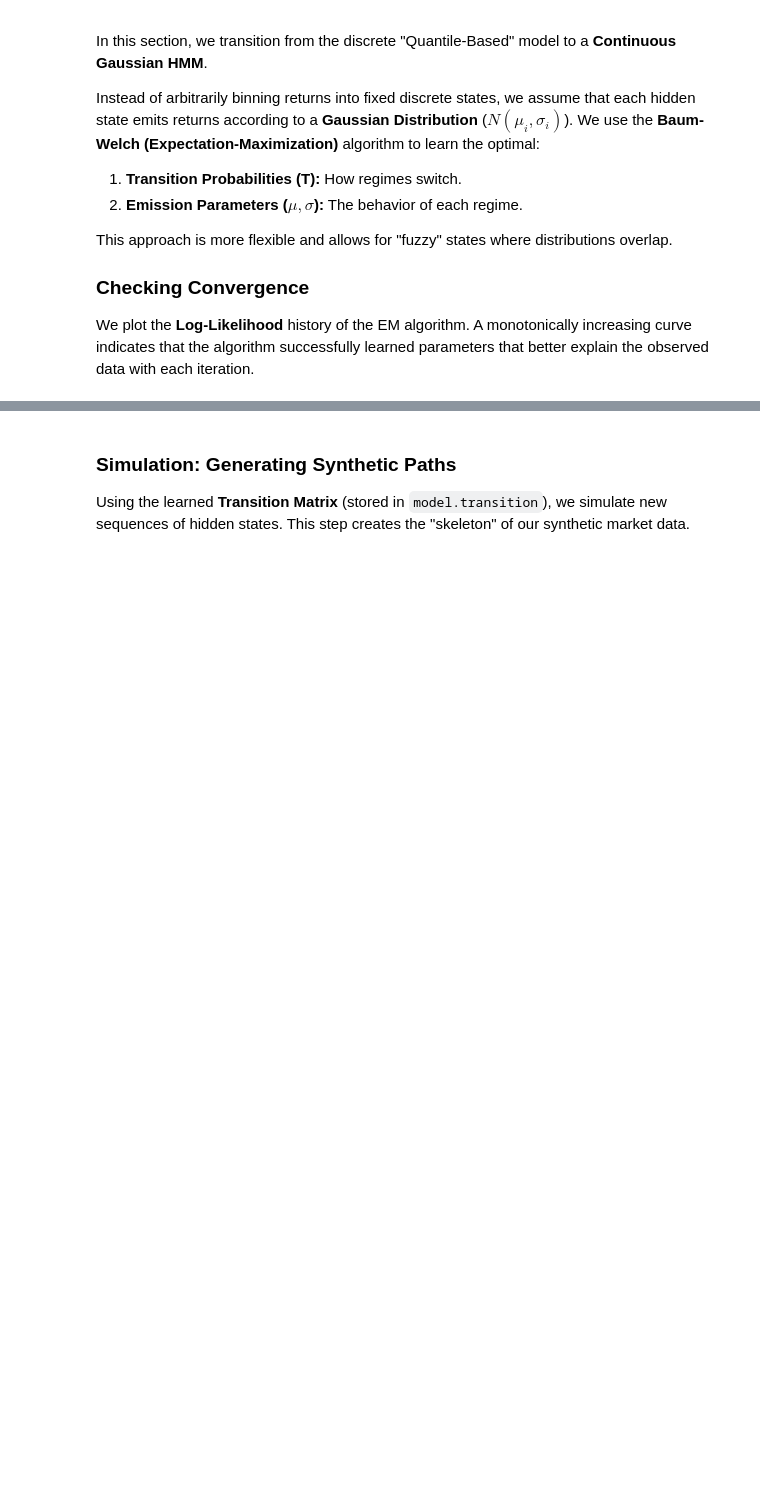
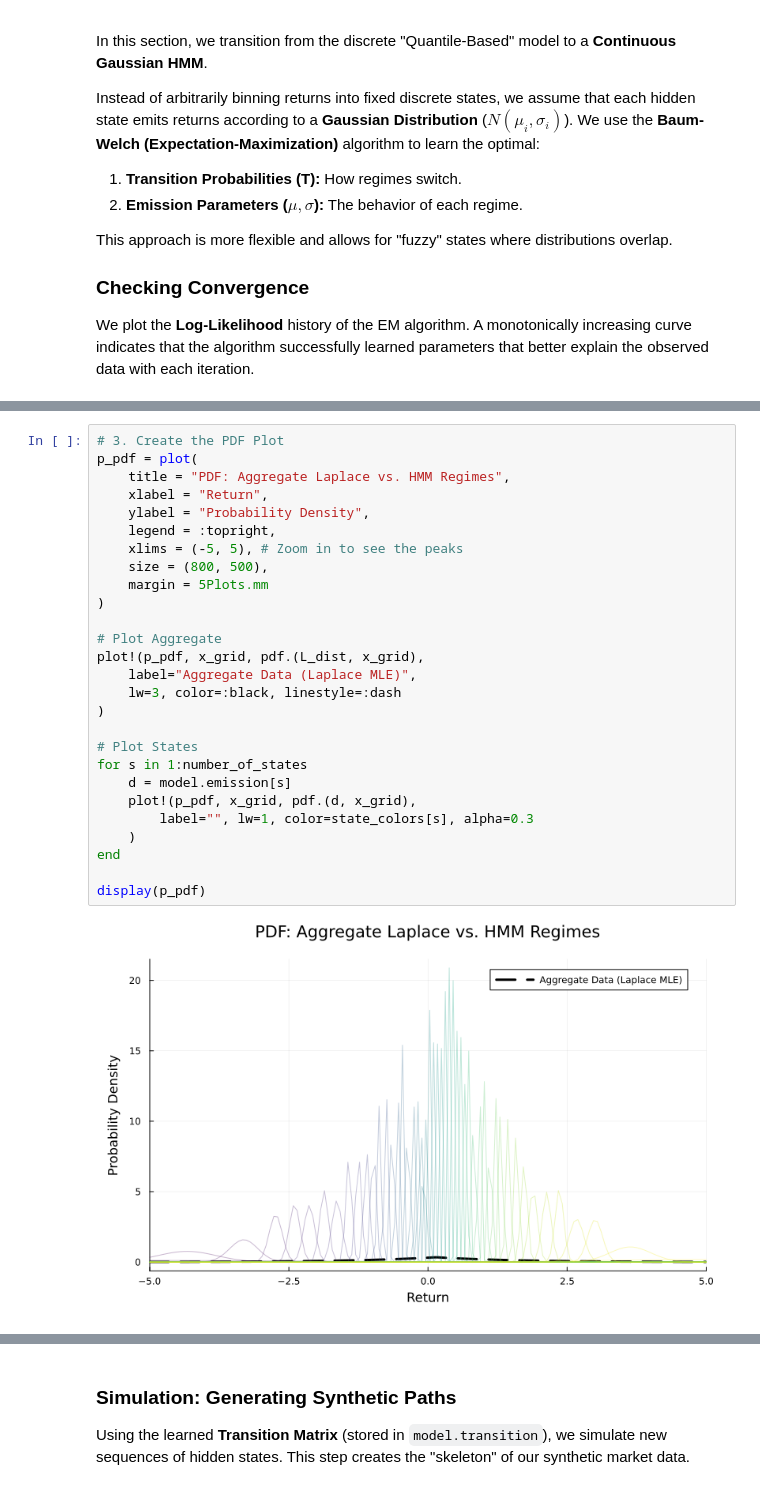
Before and after one commit to varnerlab/CHMM-Model-Repository, a Jupyter notebook: Simulation_notebook-continuous-HMM.ipynb, the cells around one changed output, grey strips where cells are left out. Cells and saved outputs as stored; diff of their text form; blank space fills up the shorter version.

```diff
--- a/Simulation_notebook-continuous-HMM.ipynb
+++ b/Simulation_notebook-continuous-HMM.ipynb
@@ -244,0 +276,29 @@ plot(model.log_likelihood_history,
+# %%
+# 3. Create the PDF Plot
+p_pdf = plot(
+    title = "PDF: Aggregate Laplace vs. HMM Regimes",
+    xlabel = "Return",
+    ylabel = "Probability Density",
+    legend = :topright,
+    xlims = (-5, 5), # Zoom in to see the peaks
+    size = (800, 500),
+    margin = 5Plots.mm
+)
+
+# Plot Aggregate
+plot!(p_pdf, x_grid, pdf.(L_dist, x_grid),
+    label="Aggregate Data (Laplace MLE)",
+    lw=3, color=:black, linestyle=:dash
+)
+
+# Plot States
+for s in 1:number_of_states
+    d = model.emission[s]
+    plot!(p_pdf, x_grid, pdf.(d, x_grid),
+        label="", lw=1, color=state_colors[s], alpha=0.3
+    )
+end
+
+display(p_pdf)
+# %% [output]
+[figure, added]
```
Also changed, not shown: parts of 19 cells of this notebook.
